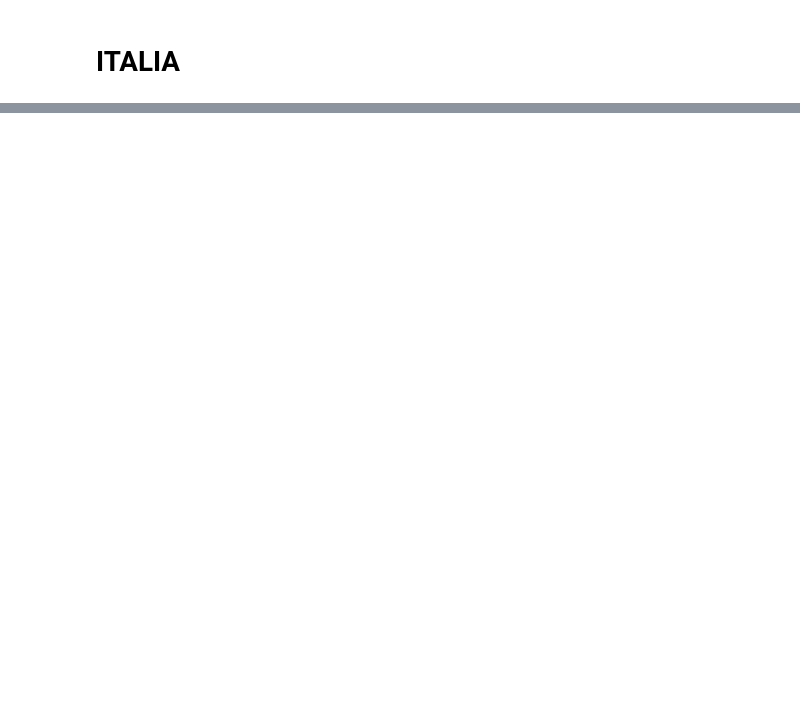
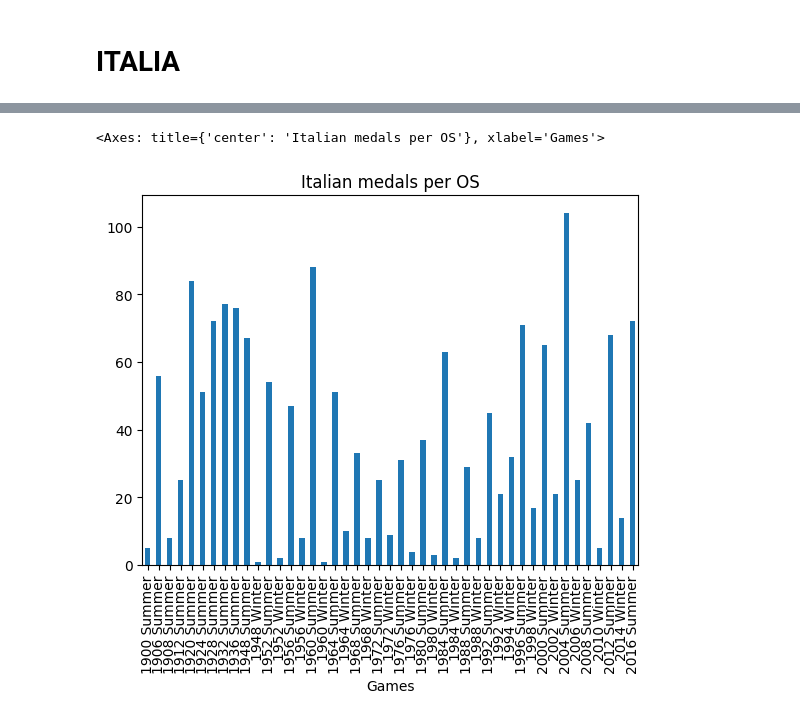
Before and after one commit to Aggisimov/Grupparbete_Italy, a Jupyter notebook: grupparbete.ipynb, the cells around one changed output, grey strips where cells are left out. Drawn from its saved outputs; the diff is of its cells as text; code cells hidden in the pictures; blank space fills up the shorter version.

```diff
--- a/grupparbete.ipynb
+++ b/grupparbete.ipynb
@@ -69,0 +165,5 @@ italydf
+# %%
+italy_df['Games'][italy_df['Medal'].notnull()].value_counts().sort_index().plot.bar(title="Italian medals per OS")
+# %% [output]
+<Axes: title={'center': 'Italian medals per OS'}, xlabel='Games'>
+[figure, added]
```
Also changed, not shown: parts of 12 cells of this notebook.
